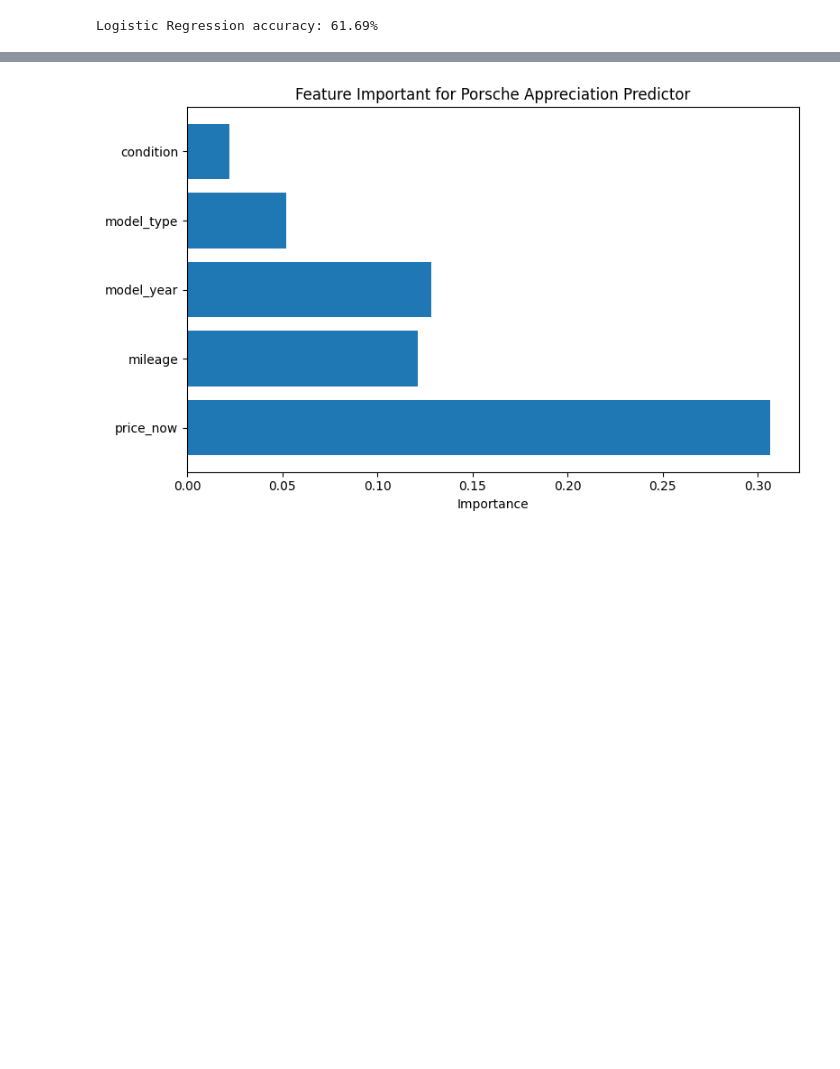
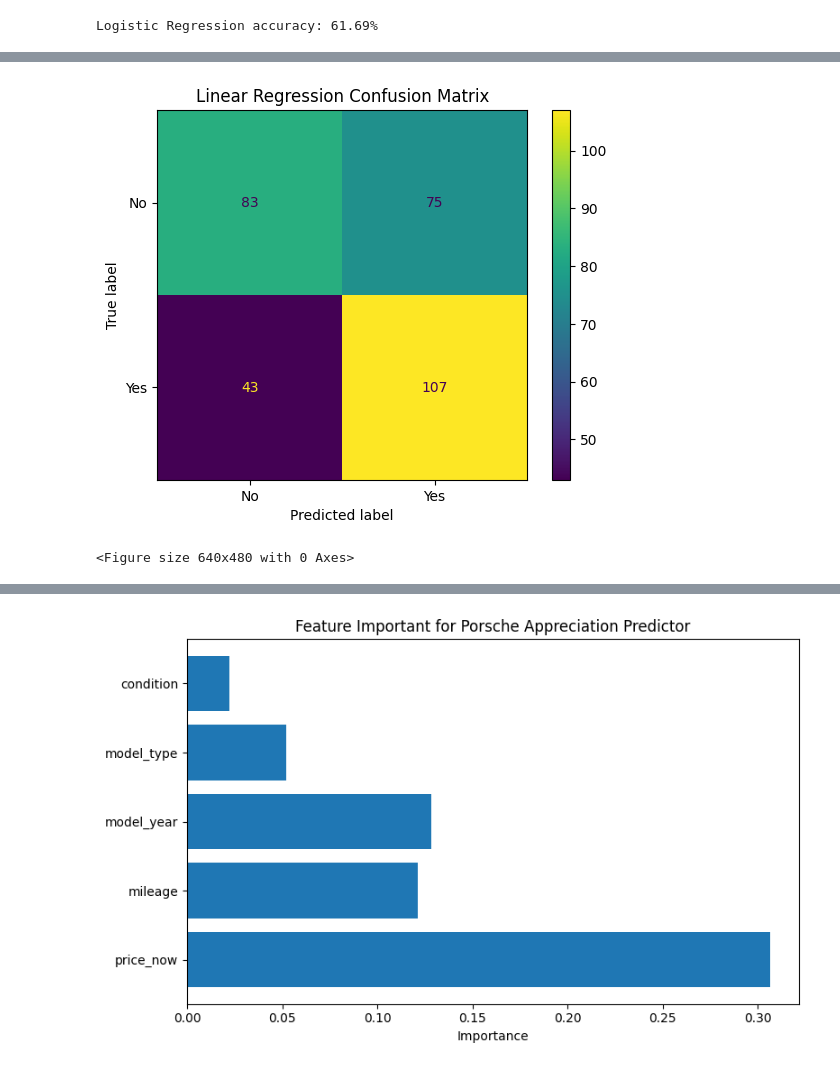
Before and after one commit to petpeevephobia/porsche-appreciation-predictor, a Jupyter notebook: project/notebooks/02_preprocessing_and_training.ipynb, the cells around one changed output, grey strips where cells are left out. Saved outputs shown, nothing was run; the diff lists cells and outputs as text; code cells hidden in the pictures; blank space fills up the shorter version.

```diff
--- a/project/notebooks/02_preprocessing_and_training.ipynb
+++ b/project/notebooks/02_preprocessing_and_training.ipynb
@@ -169,0 +184,12 @@ The best model is using the Random Forest Regressor.
+# %%
+# Linear Regression: Confusion matrix
+pred_y_rf = np.round(model2.predict(val_X)).astype(int)
+cm = confusion_matrix(val_y, pred_y_rf)
+disp = ConfusionMatrixDisplay(confusion_matrix=cm, display_labels=['No','Yes'])
+disp.plot()
+plt.title('Linear Regression Confusion Matrix')
+plt.show()
+plt.savefig('../../graphs/linear_regression_confusion_matrix.png')
+# %% [output]
+[figure, added]
+<Figure size 640x480 with 0 Axes>
```
Also changed, not shown: parts of 9 cells of this notebook, 11 other files.
